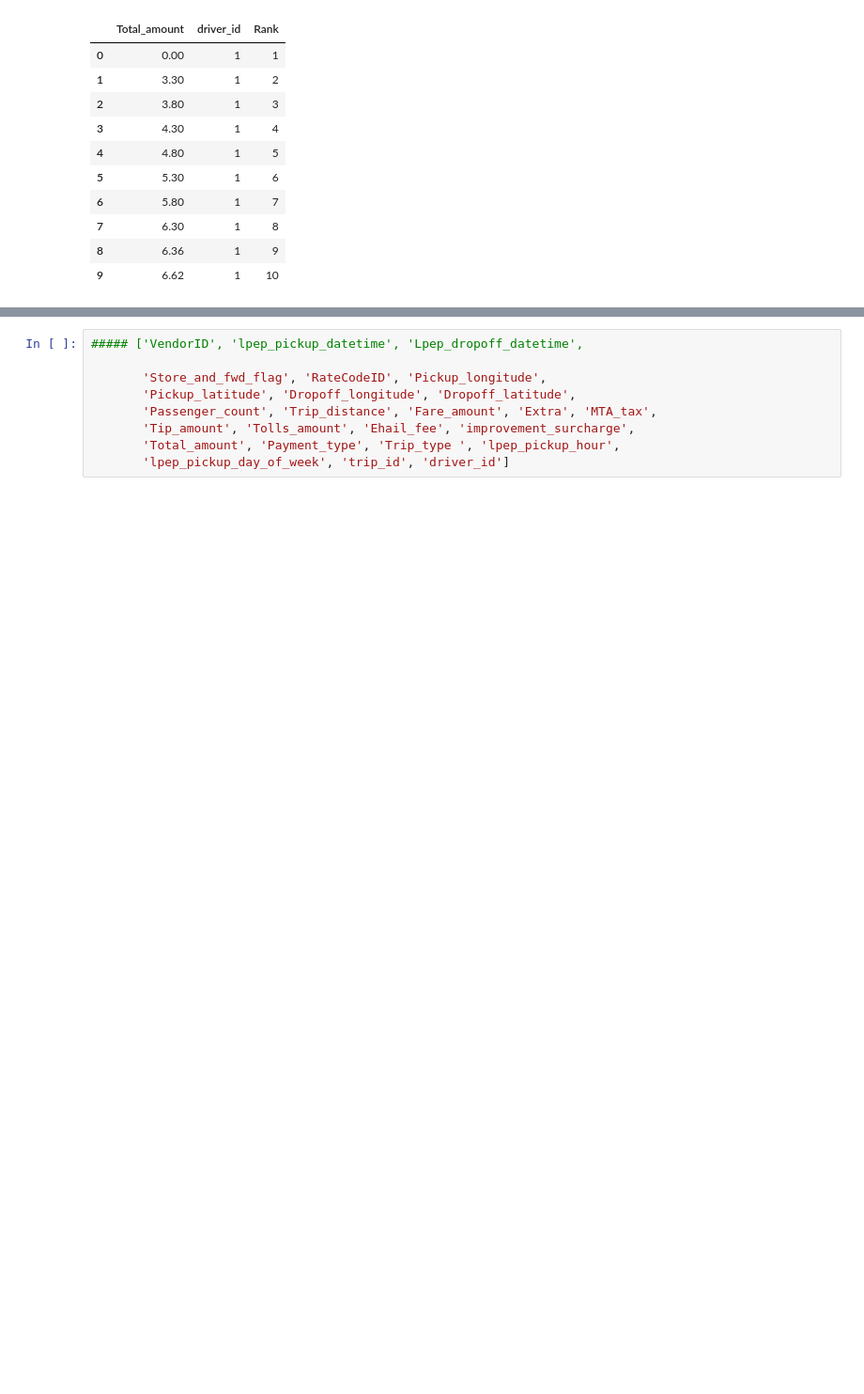
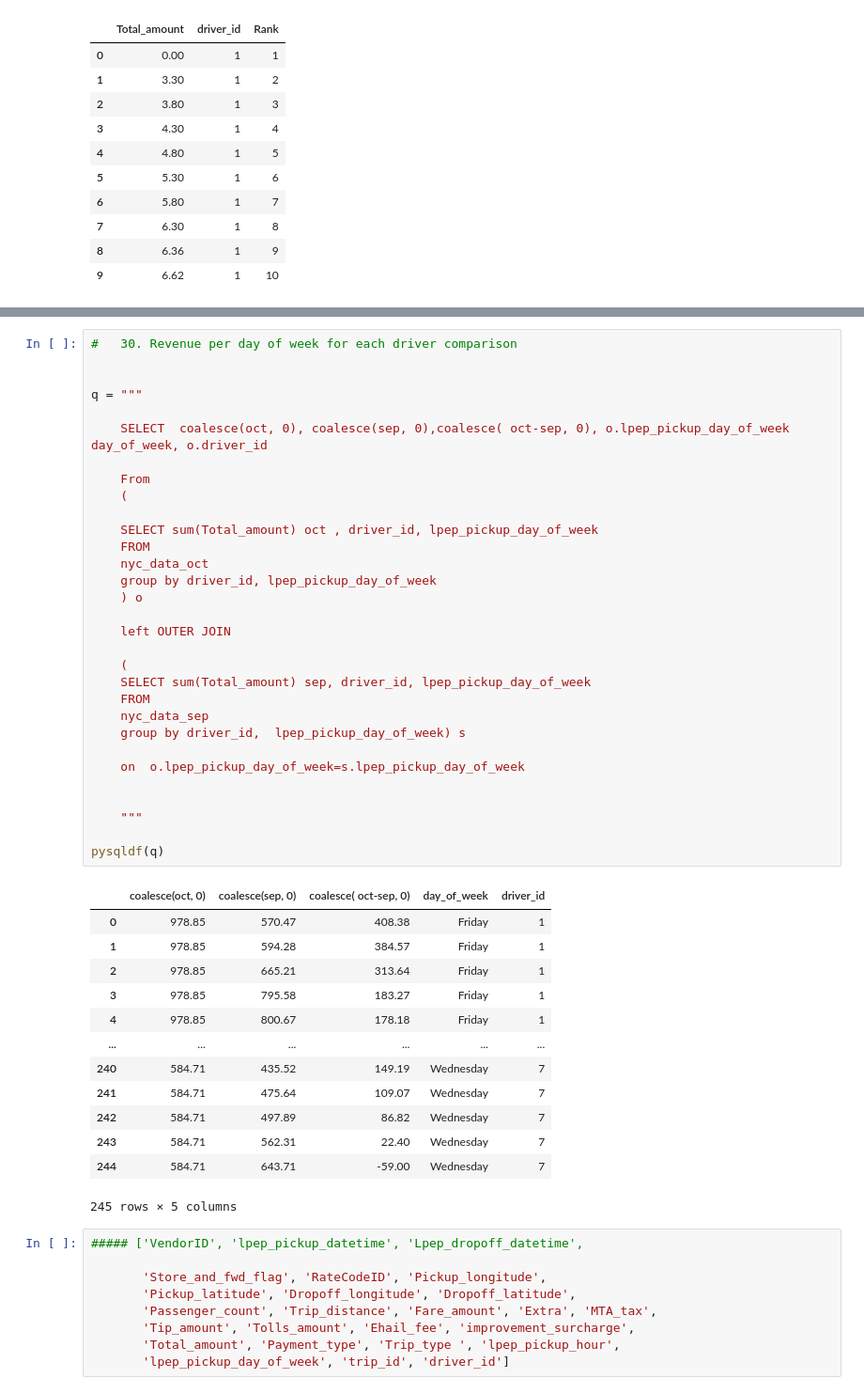
Before and after one commit to fcamuz/sqLite-practices, a Jupyter notebook: NYC_Taxi_SQL.ipynb, the cells around one changed output, grey strips where cells are left out. Shown at 94% size. Cells and saved outputs as stored; diff of their text form; blank space fills up the shorter version.

```diff
--- a/NYC_Taxi_SQL.ipynb
+++ b/NYC_Taxi_SQL.ipynb
@@ -561,3 +983,48 @@ pysqldf(q)
+# %%
+#   30. Revenue per day of week for each driver comparison
+
+
+q = """
+
+    SELECT  coalesce(oct, 0), coalesce(sep, 0),coalesce( oct-sep, 0), o.lpep_pickup_day_of_week day_of_week, o.driver_id
+
+    From
+    (
+
+    SELECT sum(Total_amount) oct , driver_id, lpep_pickup_day_of_week
+    FROM
+    nyc_data_oct
+    group by driver_id, lpep_pickup_day_of_week
+    ) o
+
+    left OUTER JOIN
+
+    (
+    SELECT sum(Total_amount) sep, driver_id, lpep_pickup_day_of_week
+    FROM
+    nyc_data_sep
+    group by driver_id,  lpep_pickup_day_of_week) s
+
+    on  o.lpep_pickup_day_of_week=s.lpep_pickup_day_of_week
+
+
+    """
+
+pysqldf(q)
+# %% [output]
+|  | coalesce(oct, 0) | coalesce(sep, 0) | coalesce( oct-sep, 0) | day_of_week | driver_id |
+| 0 | 978.85 | 570.47 | 408.38 | Friday | 1 |
+| 1 | 978.85 | 594.28 | 384.57 | Friday | 1 |
+| 2 | 978.85 | 665.21 | 313.64 | Friday | 1 |
+| 3 | 978.85 | 795.58 | 183.27 | Friday | 1 |
+| 4 | 978.85 | 800.67 | 178.18 | Friday | 1 |
+| ... | ... | ... | ... | ... | ... |
+| 240 | 584.71 | 435.52 | 149.19 | Wednesday | 7 |
+| 241 | 584.71 | 475.64 | 109.07 | Wednesday | 7 |
+| 242 | 584.71 | 497.89 | 86.82 | Wednesday | 7 |
+| 243 | 584.71 | 562.31 | 22.40 | Wednesday | 7 |
+| 244 | 584.71 | 643.71 | -59.00 | Wednesday | 7 |
+245 rows × 5 columns
 # %%
 ##### ['VendorID', 'lpep_pickup_datetime', 'Lpep_dropoff_datetime',
 
```
Also changed, not shown: parts of 18 cells of this notebook, 6 other files.
